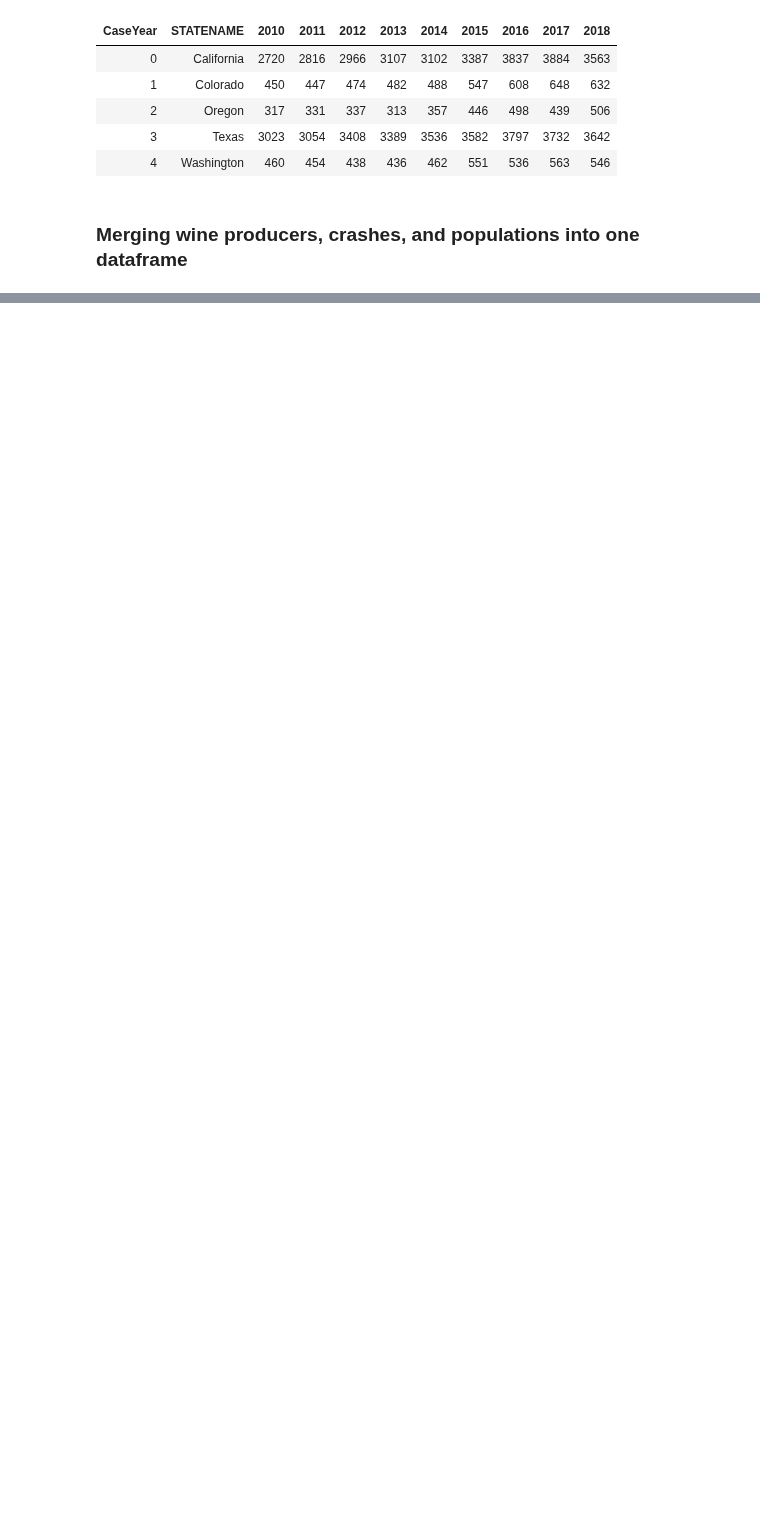
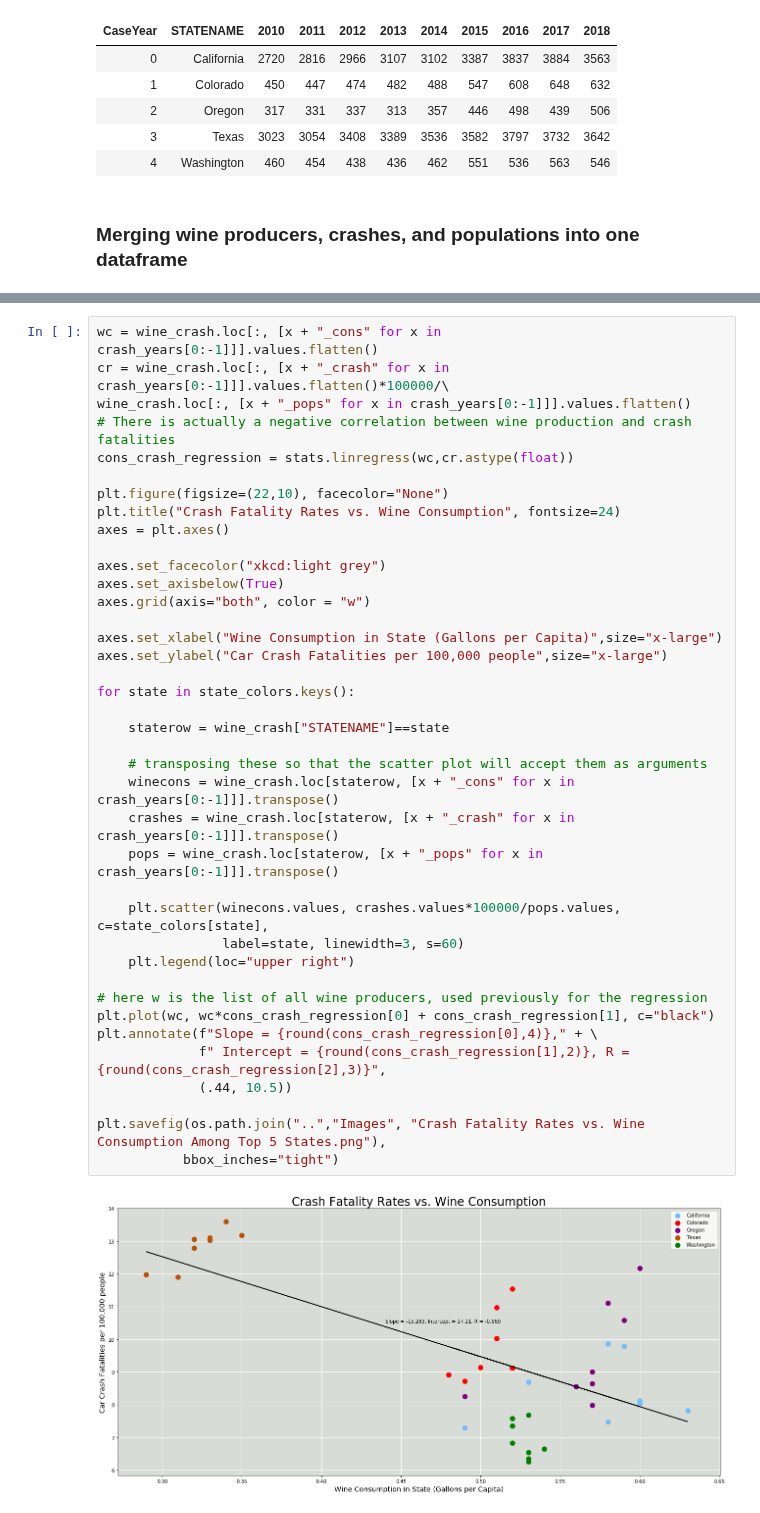
Before and after one commit to epayne323/ProjectOneRepo, a Jupyter notebook: Notebooks/working_EP.ipynb, the cells around one changed output, grey strips where cells are left out. Drawn from its saved outputs; the diff is of its cells as text; blank space fills up the shorter version.

```diff
--- a/Notebooks/working_EP.ipynb
+++ b/Notebooks/working_EP.ipynb
@@ -220 +223,42 @@ plt.savefig(os.path.join("..","Images", "Crash Fatalities vs. Wine Production Am
+# %%
+wc = wine_crash.loc[:, [x + "_cons" for x in crash_years[0:-1]]].values.flatten()
+cr = wine_crash.loc[:, [x + "_crash" for x in crash_years[0:-1]]].values.flatten()*100000/\
+wine_crash.loc[:, [x + "_pops" for x in crash_years[0:-1]]].values.flatten()
+# There is actually a negative correlation between wine production and crash fatalities
+cons_crash_regression = stats.linregress(wc,cr.astype(float))
+
+plt.figure(figsize=(22,10), facecolor="None")
+plt.title("Crash Fatality Rates vs. Wine Consumption", fontsize=24)
+axes = plt.axes()
+
+axes.set_facecolor("xkcd:light grey")
+axes.set_axisbelow(True)
+axes.grid(axis="both", color = "w")
+
+axes.set_xlabel("Wine Consumption in State (Gallons per Capita)",size="x-large")
+axes.set_ylabel("Car Crash Fatalities per 100,000 people",size="x-large")
+
+for state in state_colors.keys():
+
+    staterow = wine_crash["STATENAME"]==state
+
+    # transposing these so that the scatter plot will accept them as arguments
+    winecons = wine_crash.loc[staterow, [x + "_cons" for x in crash_years[0:-1]]].transpose()
+    crashes = wine_crash.loc[staterow, [x + "_crash" for x in crash_years[0:-1]]].transpose()
+    pops = wine_crash.loc[staterow, [x + "_pops" for x in crash_years[0:-1]]].transpose()
+
+    plt.scatter(winecons.values, crashes.values*100000/pops.values, c=state_colors[state],
+                label=state, linewidth=3, s=60)
+    plt.legend(loc="upper right")
+
+# here w is the list of all wine producers, used previously for the regression
+plt.plot(wc, wc*cons_crash_regression[0] + cons_crash_regression[1], c="black")
+plt.annotate(f"Slope = {round(cons_crash_regression[0],4)}," + \
+             f" Intercept = {round(cons_crash_regression[1],2)}, R = {round(cons_crash_regression[2],3)}",
+             (.44, 10.5))
+
+plt.savefig(os.path.join("..","Images", "Crash Fatality Rates vs. Wine Consumption Among Top 5 States.png"),
+           bbox_inches="tight")
+# %% [output]
+[figure, added]
 # %%
```
Also changed, not shown: parts of 11 cells of this notebook, 10 other files.
